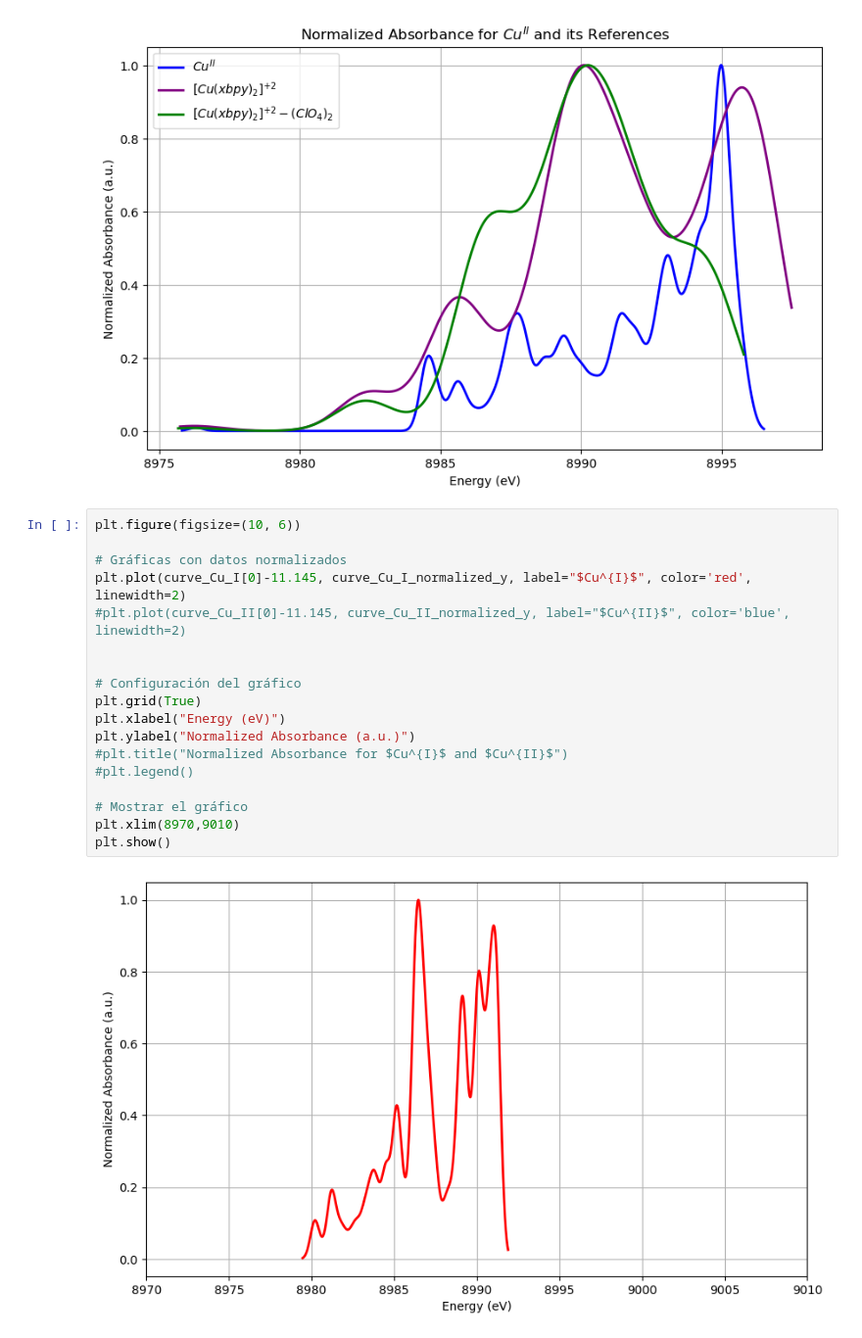
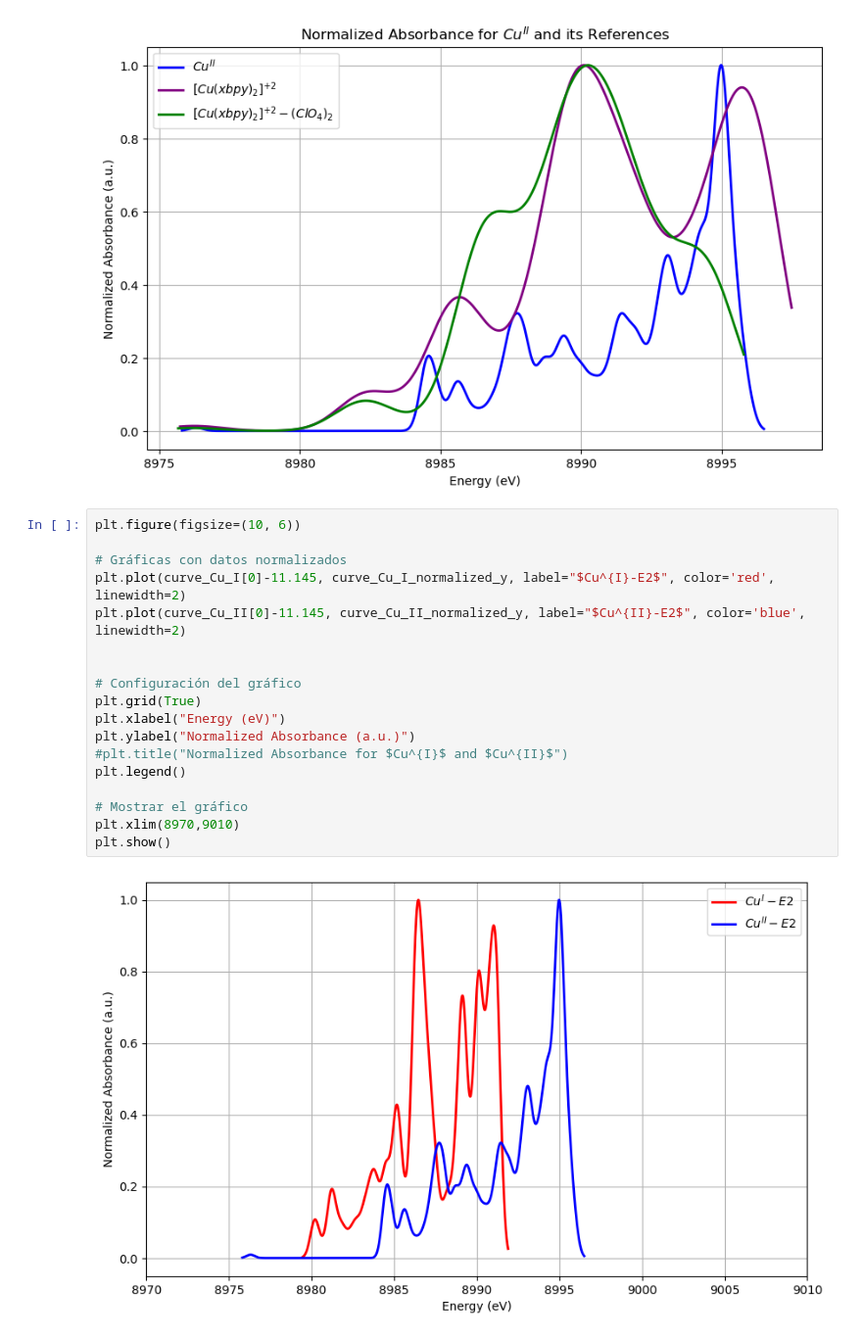
Before and after one commit to Aguiario/ORCA_and_Gaussian, a Jupyter notebook: ORCA_ABS/test.ipynb, the cells around one changed output. Shown: that part at 98% size. Drawn from its saved outputs; the diff is of its cells as text.

```diff
--- a/ORCA_ABS/test.ipynb
+++ b/ORCA_ABS/test.ipynb
@@ -131,20 +131,20 @@ plt.show()
 # %%
 plt.figure(figsize=(10, 6))
 
 # Gráficas con datos normalizados
-plt.plot(curve_Cu_I[0]-11.145, curve_Cu_I_normalized_y, label="$Cu^{I}$", color='red', linewidth=2)
-#plt.plot(curve_Cu_II[0]-11.145, curve_Cu_II_normalized_y, label="$Cu^{II}$", color='blue', linewidth=2)
+plt.plot(curve_Cu_I[0]-11.145, curve_Cu_I_normalized_y, label="$Cu^{I}-E2$", color='red', linewidth=2)
+plt.plot(curve_Cu_II[0]-11.145, curve_Cu_II_normalized_y, label="$Cu^{II}-E2$", color='blue', linewidth=2)
 
 
 # Configuración del gráfico
 plt.grid(True)
 plt.xlabel("Energy (eV)")
 plt.ylabel("Normalized Absorbance (a.u.)")
 #plt.title("Normalized Absorbance for $Cu^{I}$ and $Cu^{II}$")
-#plt.legend()
+plt.legend()
 
 # Mostrar el gráfico
 plt.xlim(8970,9010)
 plt.show()
 # %% [output]
-[figure, old version]
+[figure, new version]
```
